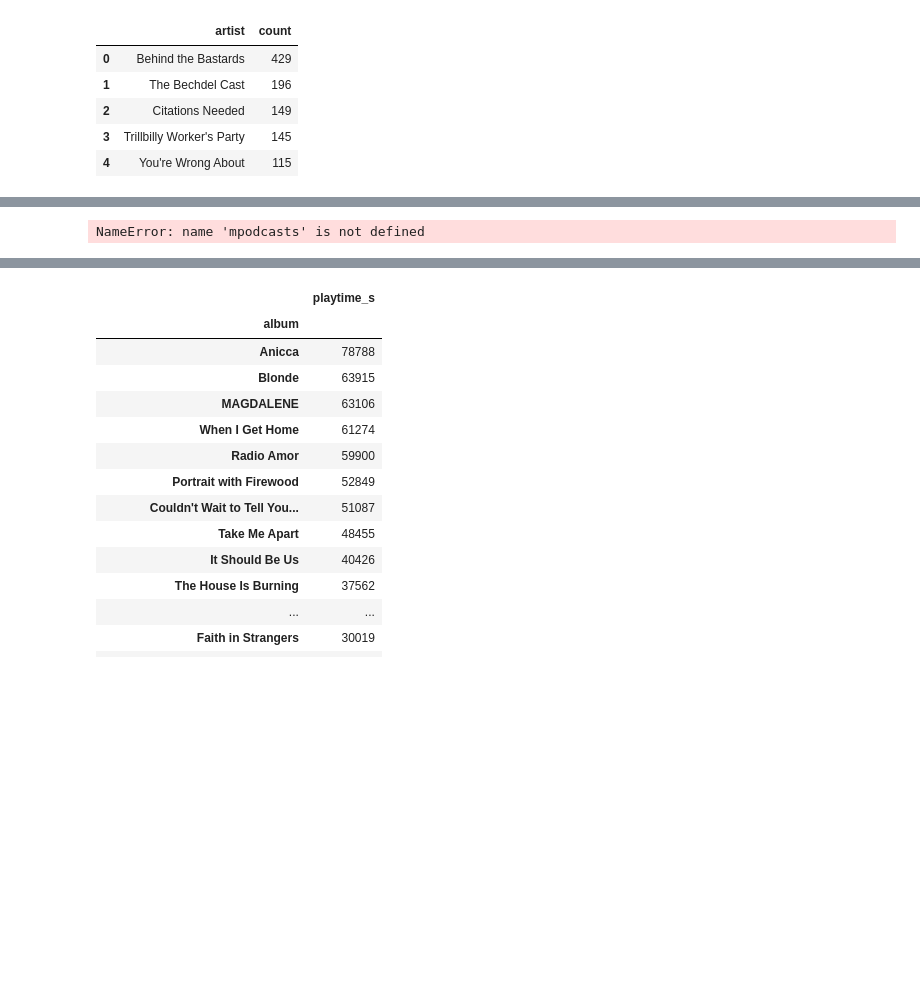
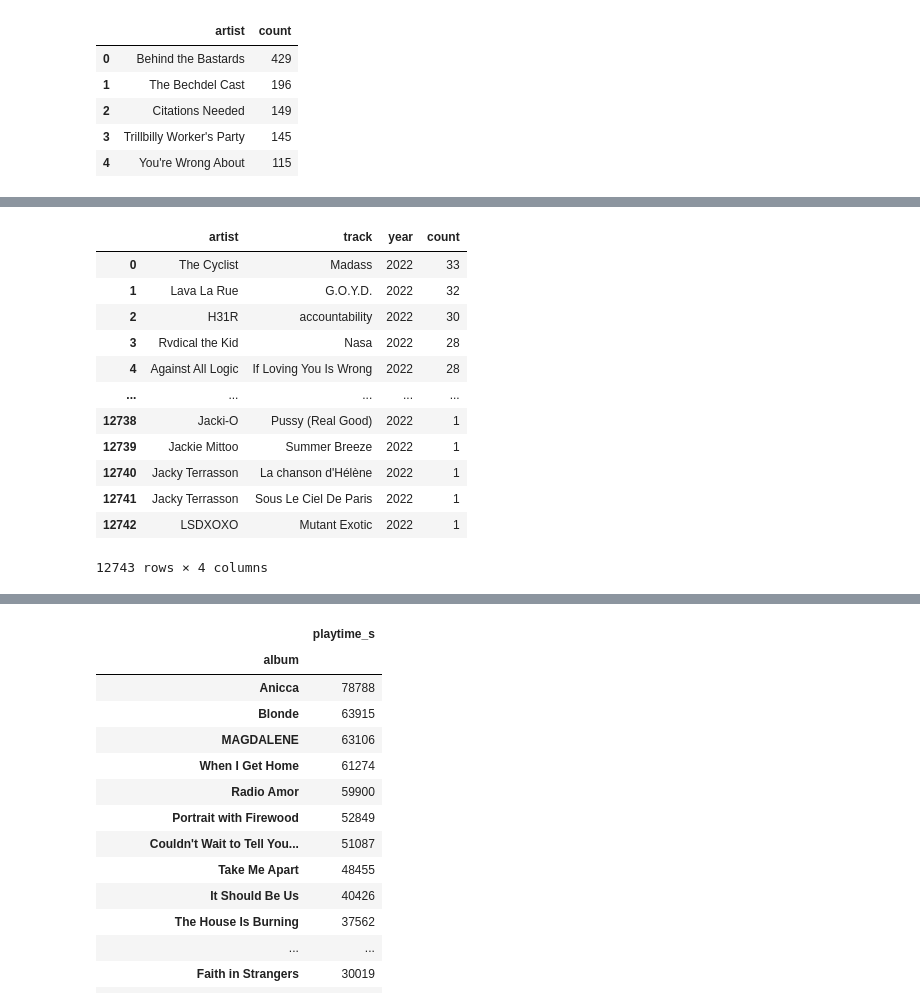
Before and after one commit to mmmuir/CL_DA2, a Jupyter notebook: ios_analysis.ipynb, the cells around one changed output, grey strips where cells are left out. Cells and saved outputs as stored; diff of their text form; code cells hidden in the pictures; blank space fills up the shorter version.

```diff
--- a/ios_analysis.ipynb
+++ b/ios_analysis.ipynb
@@ -219,6 +169,18 @@ music_streams.sort_values(by="playtime_s")
 # %%
 # Most played songs 2022
-most_played(mpodcasts, noskips=True, years=[2022])
+most_played(music_streams, years=[2022])
 # %% [output]
+|  | artist | track | year | count |
+| 0 | The Cyclist | Madass | 2022 | 33 |
+| 1 | Lava La Rue | G.O.Y.D. | 2022 | 32 |
+| 2 | H31R | accountability | 2022 | 30 |
+| 3 | Rvdical the Kid | Nasa | 2022 | 28 |
+| 4 | Against All Logic | If Loving You Is Wrong | 2022 | 28 |
+| ... | ... | ... | ... | ... |
+| 12738 | Jacki-O | Pussy (Real Good) | 2022 | 1 |
+| 12739 | Jackie Mittoo | Summer Breeze | 2022 | 1 |
+| 12740 | Jacky Terrasson | La chanson d'Hélène | 2022 | 1 |
+| 12741 | Jacky Terrasson | Sous Le Ciel De Paris | 2022 | 1 |
+| 12742 | LSDXOXO | Mutant Exotic | 2022 | 1 |
-NameError: name 'mpodcasts' is not defined
+12743 rows × 4 columns
 # %%
```
Also changed, not shown: parts of 11 cells of this notebook.
